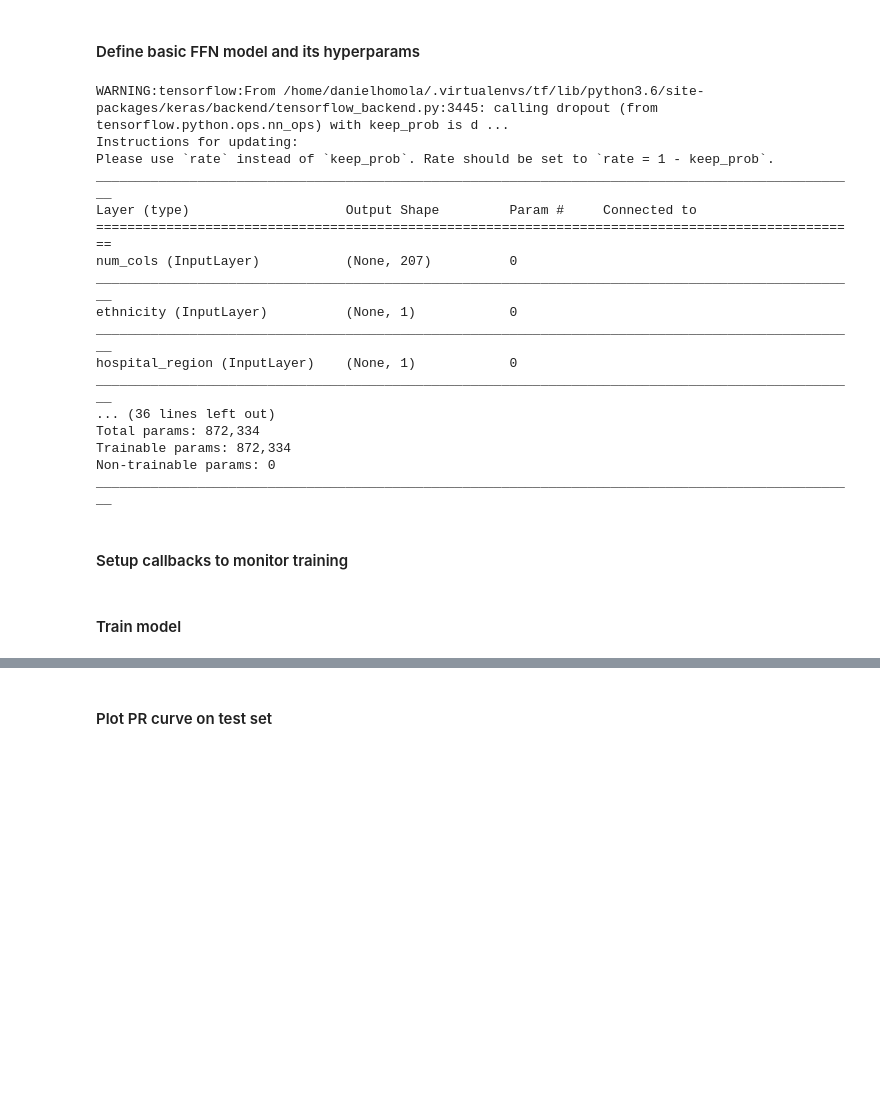
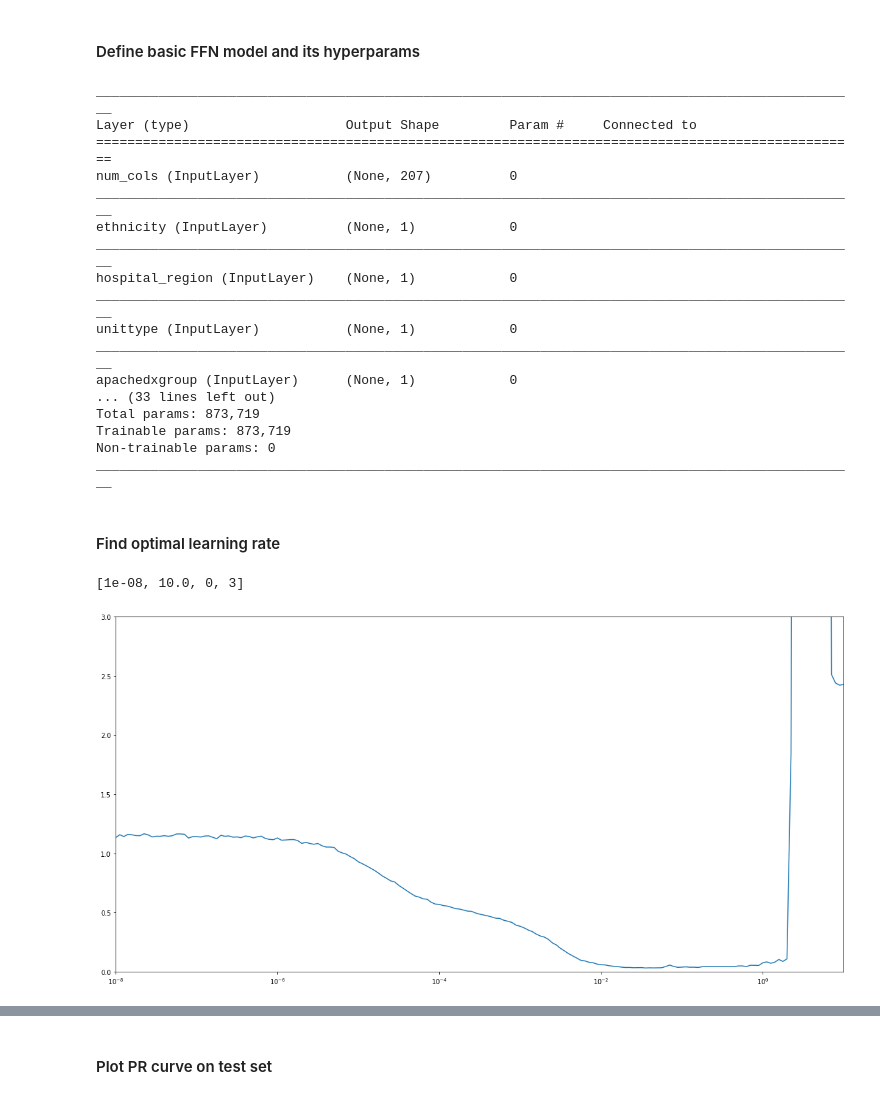
Before and after one commit to danielhomola/federated_ml_platform, a Jupyter notebook: notebooks/04_orpp_mort_model.ipynb, the cells around one changed output, grey strips where cells are left out. Saved outputs shown, nothing was run; the diff lists cells and outputs as text; code cells hidden in the pictures; blank space fills up the shorter version.

```diff
--- a/notebooks/04_orpp_mort_model.ipynb
+++ b/notebooks/04_orpp_mort_model.ipynb
@@ -124,6 +193,11 @@ exp_decay = lambda init, fin, steps: (init/fin)**(1/(steps-1)) - 1
 lr_decay = exp_decay(LR_INIT, LR_FIN, STEPS)
 optimizer_adam = Adam(lr=0.001, decay=lr_decay, amsgrad=True)
 # %%
+# clear existing sessions
+clear_session()
+tf.set_random_seed(42)
+np.random.seed(42)
+
 # cat features embedded
 in_et = Input(shape=(1,), name='ethnicity')
 emb_et = Embedding(cat_encoders['ethnicity'].classes_.shape[0], 2)(in_et)
@@ -132,7 +206,7 @@ emb_hr = Embedding(cat_encoders['hospital_region'].classes_.shape[0], 2)(in_hr)
 in_ut = Input(shape=(1,), name='unittype')
 emb_ut = Embedding(cat_encoders['unittype'].classes_.shape[0], 2)(in_ut)
 in_ag = Input(shape=(1,), name='apachedxgroup')
-emb_ag = Embedding(cat_encoders['apachedxgroup'].classes_.shape[0], 5)(in_ag)
+emb_ag = Embedding(cat_encoders['apachedxgroup'].classes_.shape[0], 10)(in_ag)
 
 cat_feats = concatenate([emb_et, emb_hr, emb_ut, emb_ag])
 cat_feats = Flatten()(cat_feats)
@@ -151,16 +225,8 @@ all_feats = Dropout(DROPOUT)(all_feats)
 
 out = Dense(1, activation='sigmoid')(all_feats)
 model = Model(inputs=[in_et, in_hr, in_ut, in_ag, in_num], outputs=[out])
-model.compile(
-    loss='binary_crossentropy',
-    optimizer=optimizer_adam,
-    metrics=[km.binary_precision(), km.binary_recall()]
-)
 model.summary()
 # %% [output]
-WARNING:tensorflow:From /home/danielhomola/.virtualenvs/tf/lib/python3.6/site-packages/keras/backend/tensorflow_backend.py:3445: calling dropout (from tensorflow.python.ops.nn_ops) with keep_prob is d ...
-Instructions for updating:
-Please use `rate` instead of `keep_prob`. Rate should be set to `rate = 1 - keep_prob`.
 __________________________________________________________________________________________________
 Layer (type)                    Output Shape         Param #     Connected to
 ==================================================================================================
@@ -170,10 +236,11 @@ ethnicity (InputLayer)          (None, 1)            0
 __________________________________________________________________________________________________
 hospital_region (InputLayer)    (None, 1)            0
 __________________________________________________________________________________________________
-... (36 lines left out)
-Total params: 872,334
-Trainable params: 872,334
+unittype (InputLayer)           (None, 1)            0
+__________________________________________________________________________________________________
+apachedxgroup (InputLayer)      (None, 1)            0
+... (33 lines left out)
+Total params: 873,719
+Trainable params: 873,719
 Non-trainable params: 0
 __________________________________________________________________________________________________
-# %% [markdown]
-#### Setup callbacks to monitor training
@@ -245,2 +247,2 @@ plot_losses = PlotLosses()
-# %% [markdown]
-#### Train model
+# %% [markdown]
+#### Find optimal learning rate
@@ -246,0 +261,7 @@ plot_losses = PlotLosses()
+# %%
+# plot the learning rate vs loss
+plt.semilogx(history.history["lr"], history.history["loss"])
+plt.axis([1e-8, 1e1, 0, 3])
+# %% [output]
+[1e-08, 10.0, 0, 3]
+[figure, added]
```
Also changed, not shown: parts of 9 cells of this notebook, 1 other file.
